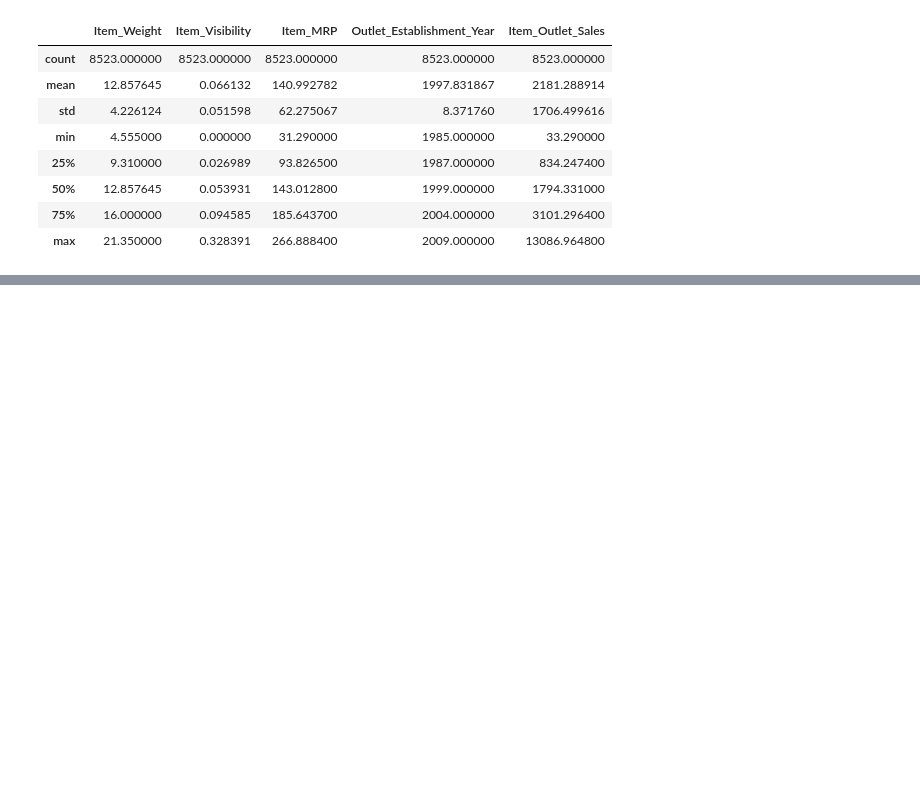
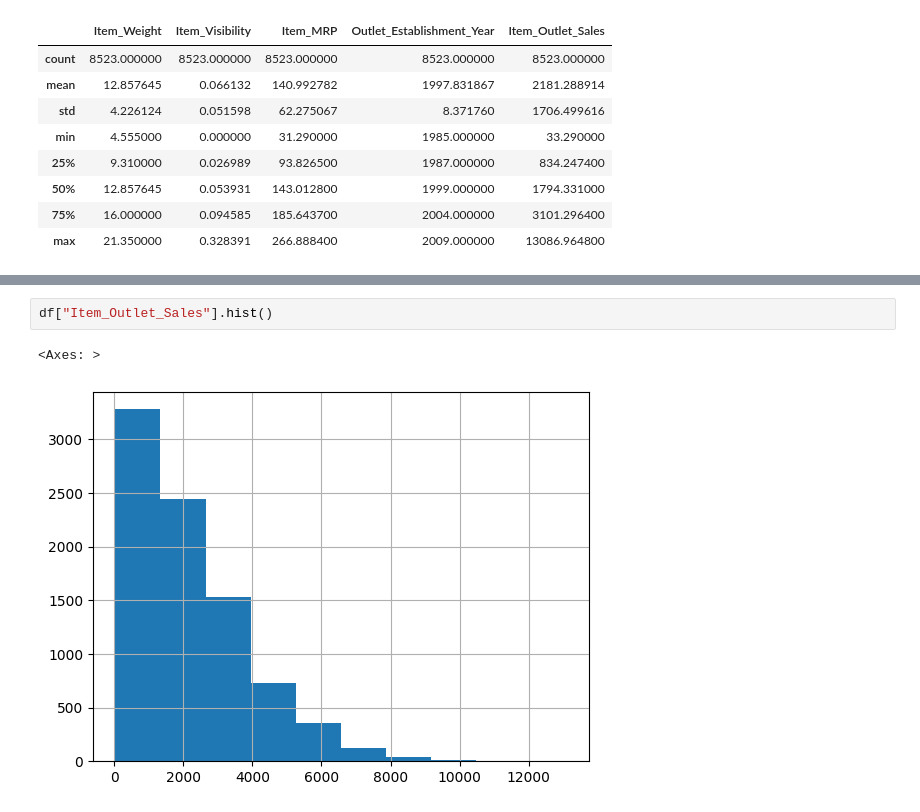
Before and after one commit to Mbacanudo/prediccion_ventas, a Jupyter notebook: Prediccion_de_ventas.ipynb, the cells around one changed output, grey strips where cells are left out. Cells and saved outputs as stored; diff of their text form; blank space fills up the shorter version.

```diff
--- a/Prediccion_de_ventas.ipynb
+++ b/Prediccion_de_ventas.ipynb
@@ -139,0 +181,5 @@ df[["Item_Weight","Item_Visibility","Item_MRP","Outlet_Establishment_Year","Item
+# %%
+df["Item_Outlet_Sales"].hist()
+# %% [output]
+<Axes: >
+[figure, added]
```
Also changed, not shown: parts of 14 cells of this notebook.
